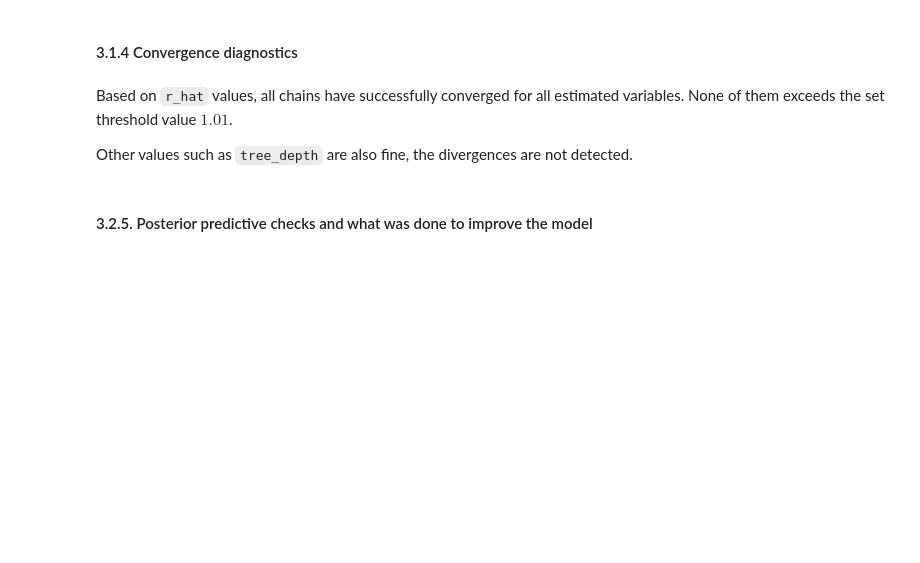
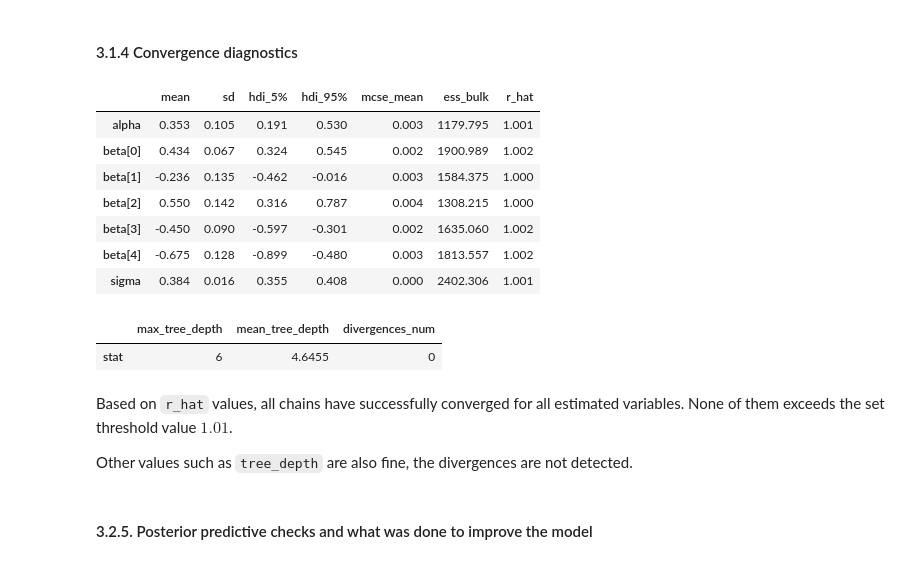
Before and after one commit to mshavliuk/BDA_project, a Jupyter notebook: bda_project_report.ipynb, the cells around one changed output. Saved outputs shown, nothing was run; the diff lists cells and outputs as text; code cells hidden in the pictures; blank space fills up the shorter version.

```diff
--- a/bda_project_report.ipynb
+++ b/bda_project_report.ipynb
@@ -150,7 +148,18 @@ lin.plot_draws(fit, samples)
 # %%
 import diagnostics
 
-diagnostics.convergence(fit, var_names=['alpha', 'beta', 'sigma'])
+diagnostics.convergence(linear_fit, var_names=['alpha', 'beta', 'sigma'])
+# %% [output]
+|  | mean | sd | hdi_5% | hdi_95% | mcse_mean | ess_bulk | r_hat |
+| alpha | 0.353 | 0.105 | 0.191 | 0.530 | 0.003 | 1179.795 | 1.001 |
+| beta[0] | 0.434 | 0.067 | 0.324 | 0.545 | 0.002 | 1900.989 | 1.002 |
+| beta[1] | -0.236 | 0.135 | -0.462 | -0.016 | 0.003 | 1584.375 | 1.000 |
+| beta[2] | 0.550 | 0.142 | 0.316 | 0.787 | 0.004 | 1308.215 | 1.000 |
+| beta[3] | -0.450 | 0.090 | -0.597 | -0.301 | 0.002 | 1635.060 | 1.002 |
+| beta[4] | -0.675 | 0.128 | -0.899 | -0.480 | 0.003 | 1813.557 | 1.002 |
+| sigma | 0.384 | 0.016 | 0.355 | 0.408 | 0.000 | 2402.306 | 1.001 |
+|  | max_tree_depth | mean_tree_depth | divergences_num |
+| stat | 6 | 4.6455 | 0 |
 # %% [markdown]
 Based on `r_hat` values, all chains have successfully converged for all estimated variables. None of them exceeds the set threshold value $1.01$.
 
```
Also changed, not shown: parts of 16 cells of this notebook.
